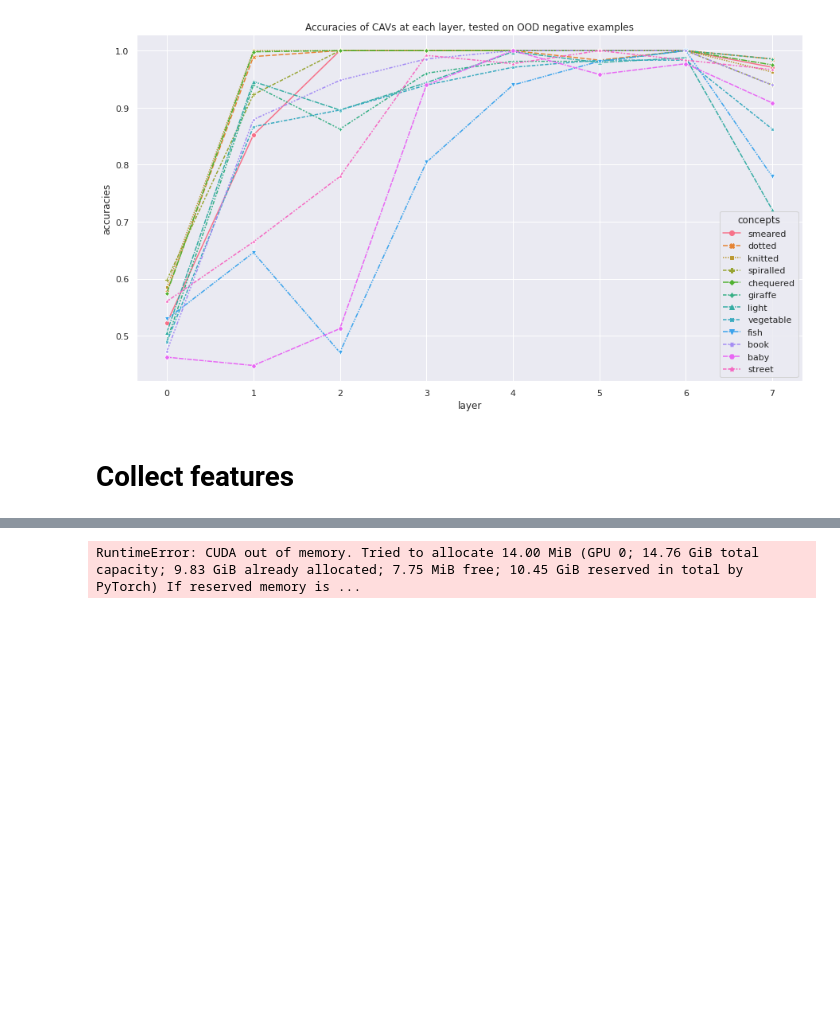
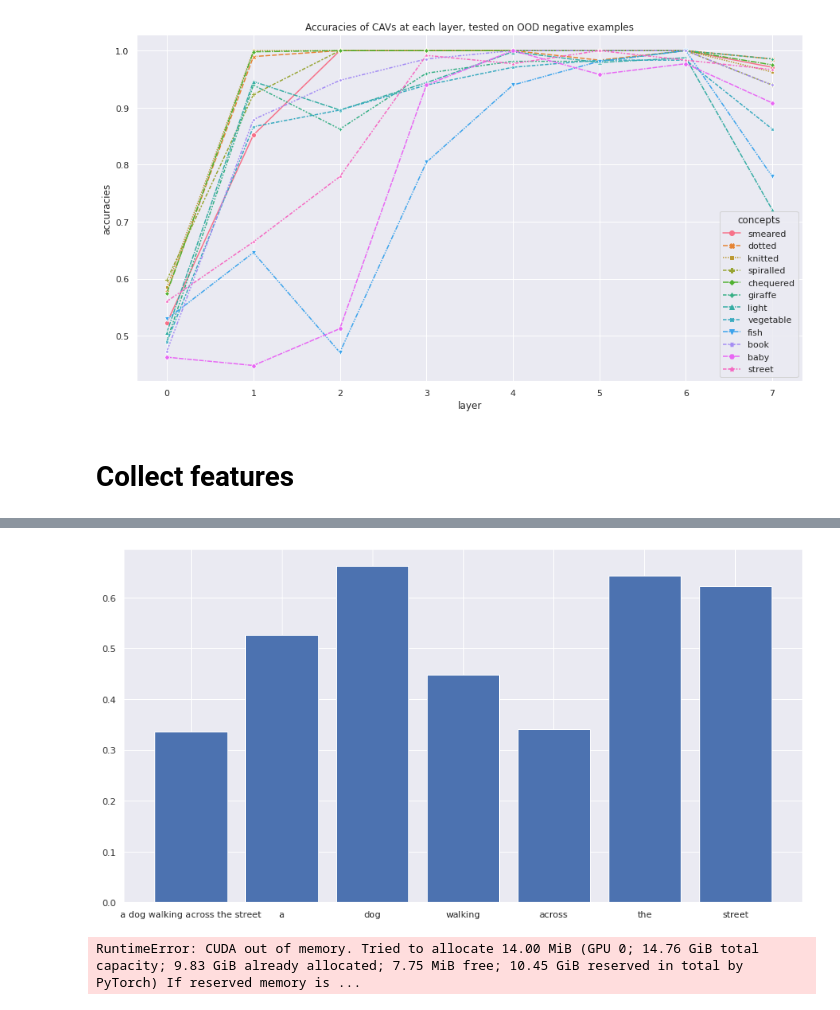
Before and after one commit to hellovivian/text2image, a Jupyter notebook: TCAV_Pytorch_for_CLIP_multiple_classes.ipynb, the cells around one changed output, grey strips where cells are left out. Drawn from its saved outputs; the diff is of its cells as text; code cells hidden in the pictures; blank space fills up the shorter version.

Commit message:
strange thing with text embeddings?

```diff
--- a/TCAV_Pytorch_for_CLIP_multiple_classes.ipynb
+++ b/TCAV_Pytorch_for_CLIP_multiple_classes.ipynb
@@ -659,0 +718,4 @@ outputs = model.encode_image(all_img_tensors)
+# %%
+linear_classifier_set = {}
+for classifier, concept in zip(classifiers, image_classes):
+    linear_classifier_set[concept] = classifier
@@ -659,0 +726,2 @@ outputs = model.encode_image(all_img_tensors)
+# %%
+clsf = linear_classifier_set['dotted'][-1]
@@ -659,0 +734,17 @@ outputs = model.encode_image(all_img_tensors)
+# %%
+def get_orthogonal_vector(classifier, classifier_size):
+    weight, bias = [param for param in classifier.parameters()]
+    weight_vector = weight.squeeze().cpu().detach().numpy()
+#     orthonormal_vector = np.random.randn(classifier_size)  # take a random vector
+    orthonormal_vector = np.full(classifier_size, 12.4)  # take a random vector
+    orthonormal_vector -= orthonormal_vector.dot(weight_vector) * weight_vector / np.linalg.norm(weight_vector)**2
+    orthonormal_vector /= np.linalg.norm(orthonormal_vector)
+    return orthonormal_vector, weight_vector
+# %%
+cav_activations = {}
+n_features = 512
+orthonormal_vector, weight_vector = get_orthogonal_vector(clsf, n_features)
+cav = orthonormal_vector
+
+for w in text:
+    cav_activations[w] = np.dot(text_activations[w].cpu().detach().numpy(), cav)
@@ -659,0 +761,6 @@ outputs = model.encode_image(all_img_tensors)
+# %%
+cavs = np.array([cav_activations[t] for t in text]).reshape(-1)
+plt.bar(text,cavs)
+plt.show()
+# %% [output]
+[figure, added]
```
Also changed, not shown: parts of 17 cells of this notebook.
